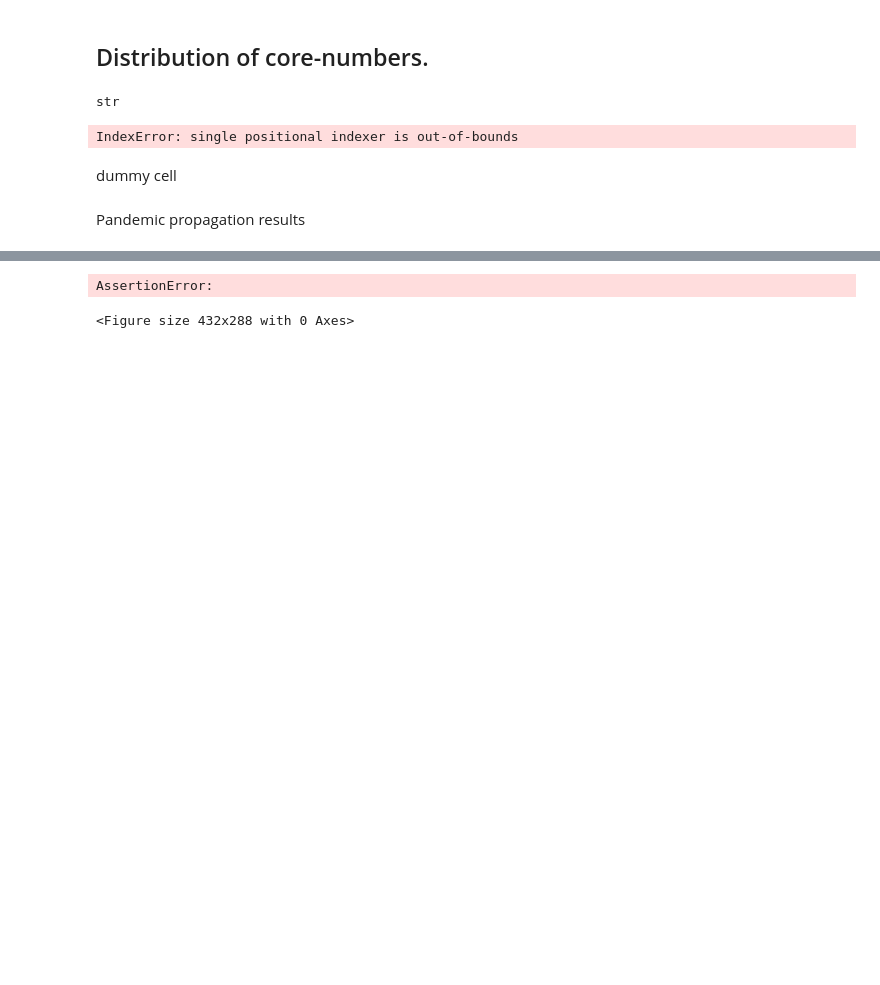
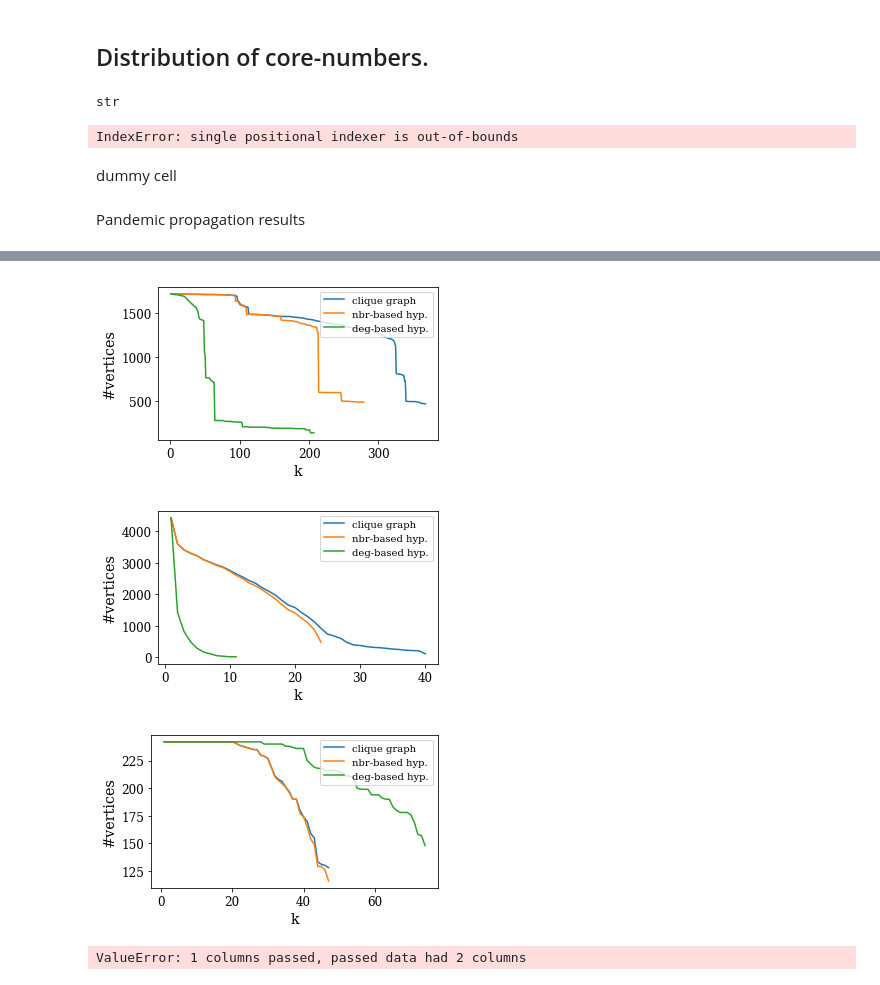
Before and after one commit to bishwamittra/scripts_hg-core-decomposition, a Jupyter notebook: read_output.ipynb, the cells around one changed output, grey strips where cells are left out. Drawn from its saved outputs; the diff is of its cells as text; code cells hidden in the pictures; blank space fills up the shorter version.

```diff
--- a/read_output.ipynb
+++ b/read_output.ipynb
@@ -40,6 +41,6 @@ print(df.shape)
 # %%
-df = pd.concat([df,df2])
-df.shape
+# df = pd.concat([df,df2])
+# df.shape
 # %% [output]
 NameError: name 'df2' is not defined
 # %%
@@ -57,7 +58,8 @@ save = True
 sns.set(rc={'figure.figsize':(7,4)})
 sns.set_style("whitegrid", {'axes.grid' : True})
 
-columns = ['bucket update time', 'execution time', 'init time', 'inner iteration', 'memory taken', 'neighborhood call time', 'num bucket update', 'num neighborhood computation', 'num subgraph call', 'outerloop time',  'subgraph computation time', 'total iteration']
+# columns = ['bucket update time', 'execution time', 'init time', 'inner iteration', 'memory taken', 'neighborhood call time', 'num bucket update', 'num neighborhood computation', 'num subgraph call', 'outerloop time',  'subgraph computation time', 'total iteration']
+columns = ['execution time']
 good_name = {
     'bucket update time' : 'Bucket time (s)',
     'execution time' : "Time (s)",
@@ -74,14 +76,14 @@ good_name = {
     # 'num_threads' : '#Threads'
 }
 
+# NBR(1) adopts Arijits simplification to Bishwa's simplification.
 good_name_algo = {
-    'naive_nbr' : "NBR",
-    # 'improved_nbr' : "NBR(1)",
-    'improved_nbr_simple': "NBR(1)", # NBR(1) adopts Arijits simplification to Bishwa's simplification.
+    'naive_nbr' : "Peel",
+    'improved_nbr_simple': "E-Peel",
     'local_core': "LOCAL",
     'bst_local_core': "LOCAL(b)",
+    'improved_local_core': "LOCAL(i)",
     'par_local_core': "LOCAL(p)",
-    'improved_nbr_simple':'NBR1s',
     'improved2_nbr' : "NBR(2)",
     'par_improved2_nbr' : "pNBR(2)",
     'par_improved3_nbr' : "pNBR(3)",
@@ -96,7 +98,7 @@ for key, item in df.groupby(group_list, as_index=False):
     item = item.replace({"algo": good_name_algo})
     for y_axis in columns:
 
-        sns.barplot(x='algo', y=y_axis, data=item, palette='colorblind', order=['NBR', 'NBR(1)','LOCAL','LOCAL(b)'])
+        sns.barplot(x='algo', y=y_axis, data=item, palette='colorblind', order=['LOCAL', 'LOCAL(i)','LOCAL(b)'])
         plt.xlabel('Algorithm', fontsize=fontsize)
         plt.ylabel(good_name[y_axis], fontsize=fontsize)
         # plt.yscale("log")
@@ -466,3 +466,51 @@ df
+# %%
+import pickle
+import matplotlib.pyplot as plt
+plt.rc('font', family='serif')
+plt.rc('xtick', labelsize='large')
+plt.rc('ytick', labelsize='large')
+
+# plt.style.use('plot.mplstyle')
+save = True
+_min = 1
+_max = 100
+def get_core_decomposition(core_numbers):
+    _max = max(core_numbers.values())
+    freq = { k : 0 for k in range(_min,_max+1)}
+    for node, val in core_numbers.items():
+        for i in range(1, val+1):
+            freq[i] = freq.get(i, 0)+1
+    return freq
+
+# for dataset in ['enron']:
+for dataset in ['congress','enron','contact']:
+    algo_list = ['graph_core','naive_nbr','naive_degree']
+    goodname = {
+        'graph_core': 'clique graph',
+        'naive_nbr': 'nbr-based hyp.',
+        'naive_degree': 'deg-based hyp.'
+    }
+
+    fig = plt.figure(figsize=(5, 3))
+    ax = fig.add_subplot(1, 1, 1)
+    for algo in algo_list:
+        fname = "tests/tmp/" + dataset + "_" + algo + ".pkl"
+        with open(fname, 'rb') as handle:
+            hgDecompose = pickle.load(handle)
+            core_base = hgDecompose.core
+            core_decomp = get_core_decomposition(core_base)
+            x = list(core_decomp.keys())
+            y = [core_decomp[i] for i in x]
+            plt.plot(x,y, label = goodname[algo])
+    plt.xlabel('k',fontsize='x-large')
+    plt.ylabel('#vertices',fontsize='x-large')
+    plt.legend(loc = 'upper right')
+    plt.tight_layout()
+    plt.savefig(dataset+'.pdf')
+# %% [output]
+[figure, added]
+[figure, added]
+[figure, added]
 # %%
 save = True
 
@@ -475,9 +523,10 @@ for key, item in df.groupby(group_list, as_index=False):
     result = literal_eval(item['result'].iloc[0])
     result = [(k, v) for k in result for v in result[k]]
     result_df = pd.DataFrame(result, columns = ['core number', 'infected'])
-
+    # print(result_df.head())
     # sns.barplot(x = 'core number', y = 'infected', data=result_df, palette='colorblind')
-    sns.lineplot(x = 'core number', y = 'infected', data=result_df, palette='colorblind')
+    # sns.ecdfplot(x = 'core number', y = 'infected', data=result_df, palette='colorblind')
+    sns.ecdfplot(data=result_df[['core number']], palette='colorblind')
     plt.xlabel('Core Number', fontsize=fontsize)
     plt.ylabel("Fraction of Infected", fontsize=fontsize)
     plt.xticks(fontsize=labelsize,rotation=45)
@@ -494,5 +543,4 @@ for key, item in df.groupby(group_list, as_index=False):
         break
     plt.clf()
 # %% [output]
-AssertionError:
+ValueError: 1 columns passed, passed data had 2 columns
-<Figure size 432x288 with 0 Axes>
```
Also changed, not shown: parts of 3 cells of this notebook, 8 other files.
